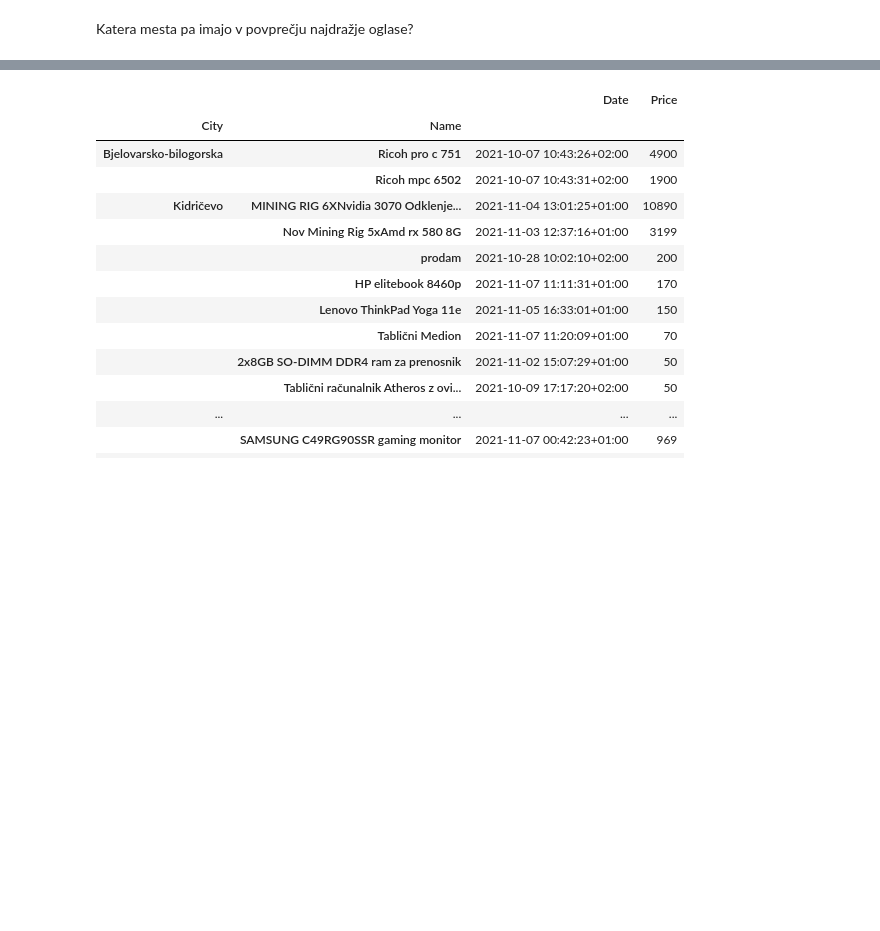
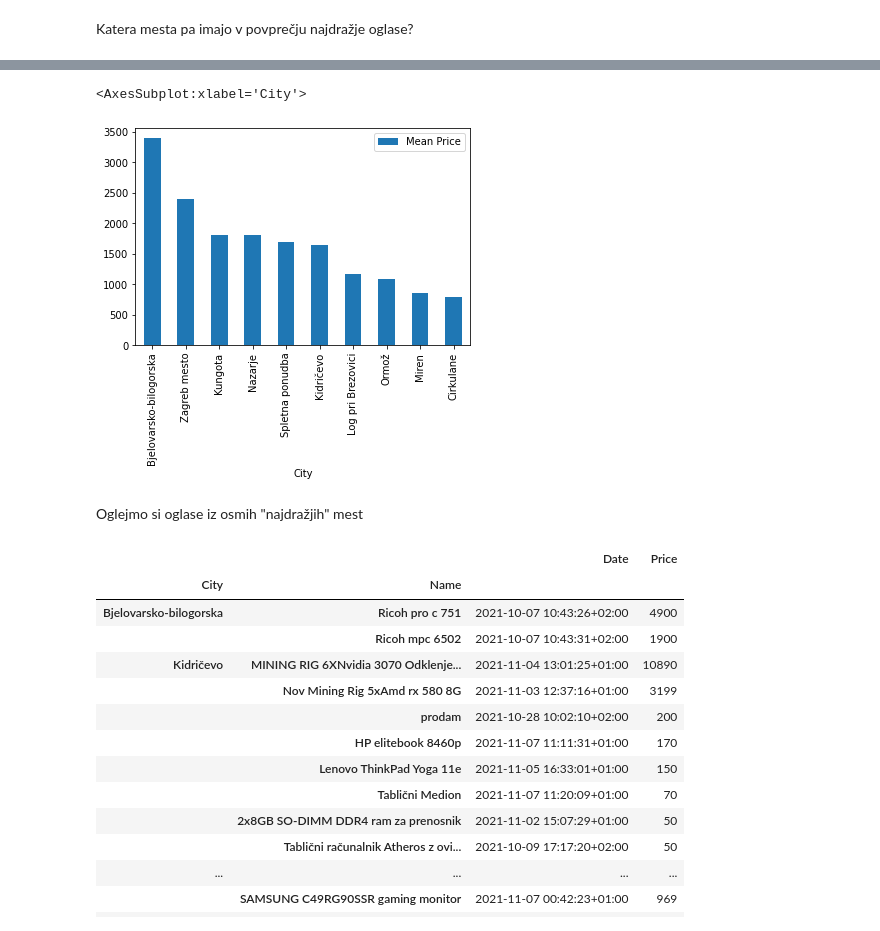
Before and after one commit to JakobPogacnikSouvent/bolha-racunalnistvo-advert-analysis, a Jupyter notebook: analiza.ipynb, the cells around one changed output, grey strips where cells are left out. Cells and saved outputs as stored; diff of their text form; code cells hidden in the pictures; blank space fills up the shorter version.

```diff
--- a/analiza.ipynb
+++ b/analiza.ipynb
@@ -462,0 +451,6 @@ Oglejmo si kateri oglasi so to
+# %%
+most_expensive = data.groupby("City").mean()
+most_expensive["N_OF_ADDS"] = data.groupby("City").size() # Poglejmo si zraven še število oglasov
+most_expensive = most_expensive.sort_values('Price', ascending=False).rename(columns={"Price" : "Mean Price"})
+
+most_expensive.head(10)
@@ -463 +470,8 @@ Oglejmo si kateri oglasi so to
+# %%
+most_expensive.head(10).plot.bar(y='Mean Price')
+# %% [output]
+<AxesSubplot:xlabel='City'>
+[figure, added]
+# %% [markdown]
+Oglejmo si oglase iz osmih "najdražjih" mest
 # %%
```
Also changed, not shown: parts of 54 cells of this notebook.
